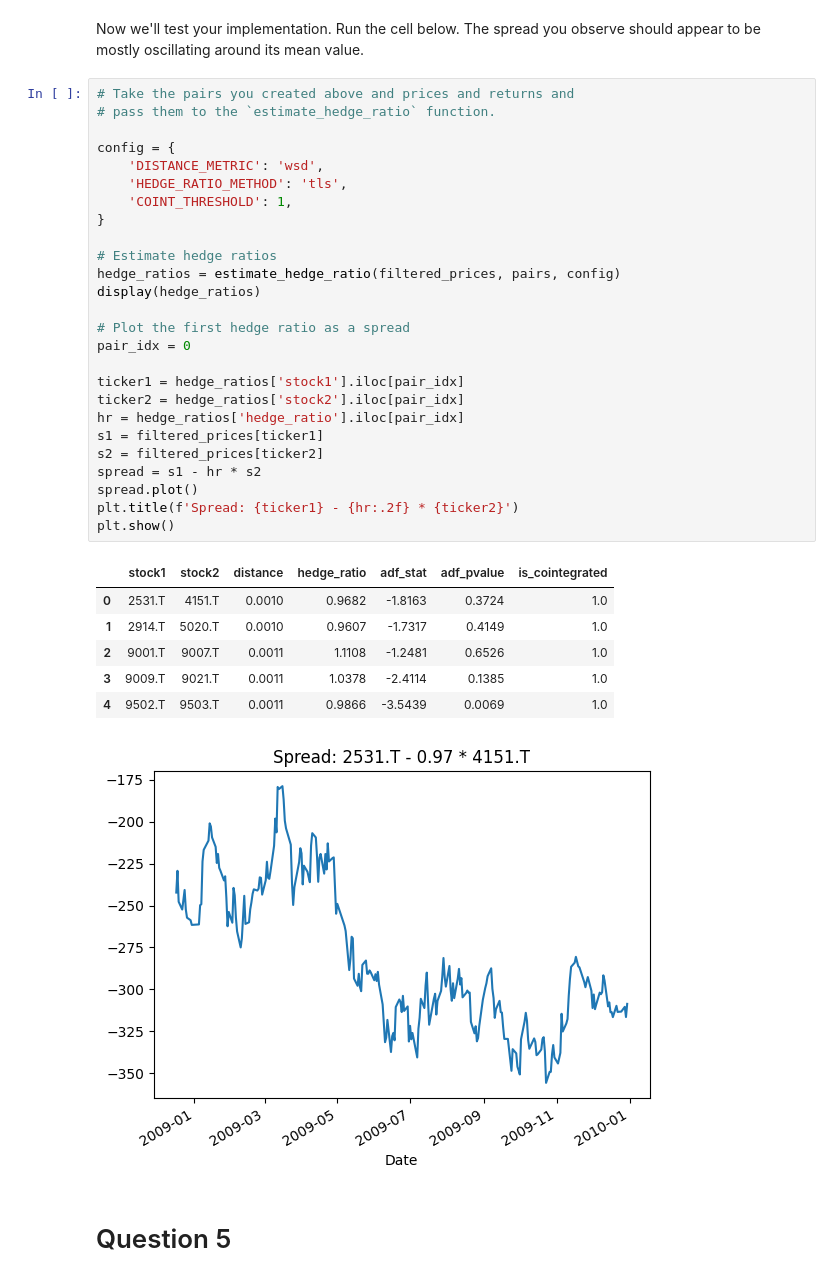
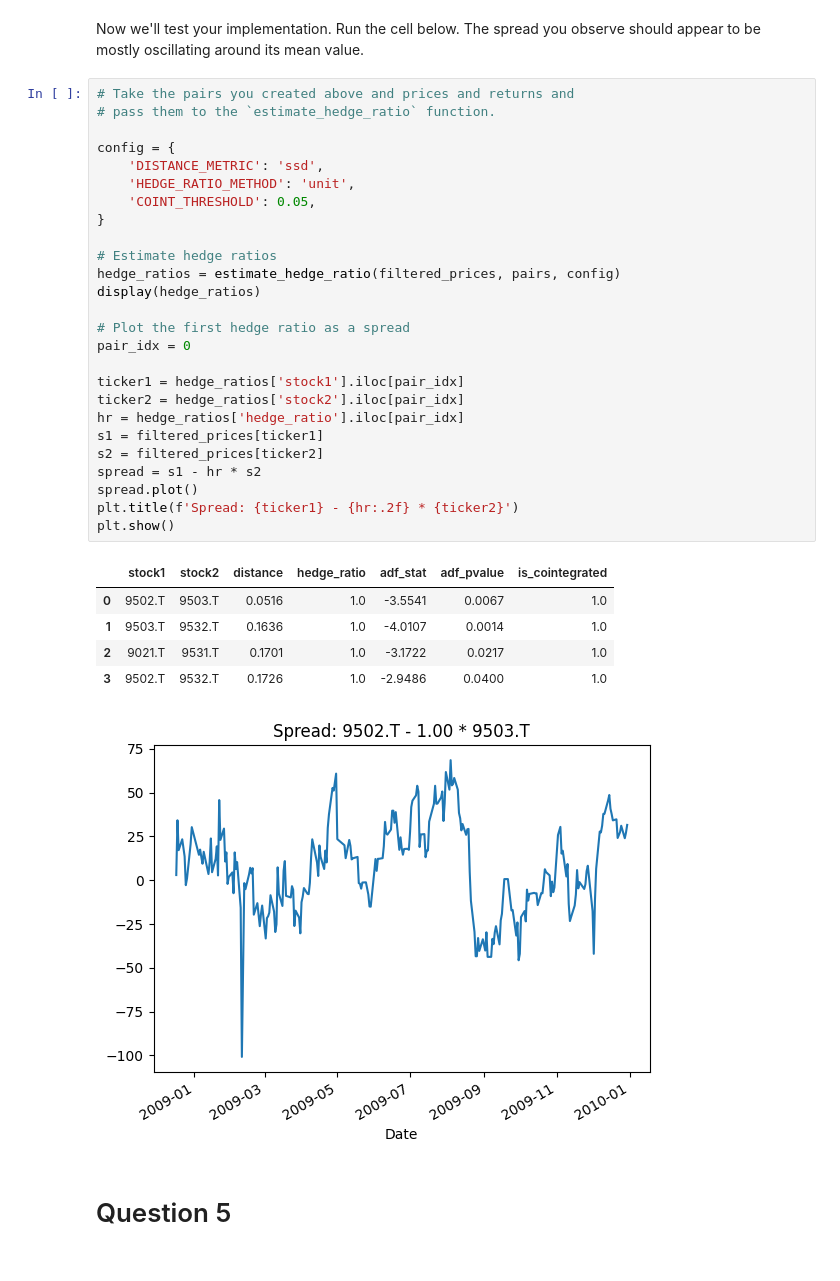
Before and after one commit to BjornThor123/Statistical_Arbitrage_Stanford_MS-E244, a Jupyter notebook: Homework 2/MSE244_HW2_sondre.ipynb, the cells around one changed output. Drawn from its saved outputs; the diff is of its cells as text.

```diff
--- a/Homework 2/MSE244_HW2_sondre.ipynb
+++ b/Homework 2/MSE244_HW2_sondre.ipynb
@@ -487,37 +490,36 @@ Now we'll test your implementation. Run the cell below. The spread you observe s
 # %%
 # Take the pairs you created above and prices and returns and
 # pass them to the `estimate_hedge_ratio` function.
 
 config = {
-    'DISTANCE_METRIC': 'wsd',
-    'HEDGE_RATIO_METHOD': 'tls',
-    'COINT_THRESHOLD': 1,
+    'DISTANCE_METRIC': 'ssd',
+    'HEDGE_RATIO_METHOD': 'unit',
+    'COINT_THRESHOLD': 0.05,
 }
 
 # Estimate hedge ratios
 hedge_ratios = estimate_hedge_ratio(filtered_prices, pairs, config)
 display(hedge_ratios)
 
 # Plot the first hedge ratio as a spread
 pair_idx = 0
 
 ticker1 = hedge_ratios['stock1'].iloc[pair_idx]
 ticker2 = hedge_ratios['stock2'].iloc[pair_idx]
 hr = hedge_ratios['hedge_ratio'].iloc[pair_idx]
 s1 = filtered_prices[ticker1]
 s2 = filtered_prices[ticker2]
 spread = s1 - hr * s2
 spread.plot()
 plt.title(f'Spread: {ticker1} - {hr:.2f} * {ticker2}')
 plt.show()
 # %% [output]
 |  | stock1 | stock2 | distance | hedge_ratio | adf_stat | adf_pvalue | is_cointegrated |
-| 0 | 2531.T | 4151.T | 0.0010 | 0.9682 | -1.8163 | 0.3724 | 1.0 |
-| 1 | 2914.T | 5020.T | 0.0010 | 0.9607 | -1.7317 | 0.4149 | 1.0 |
-| 2 | 9001.T | 9007.T | 0.0011 | 1.1108 | -1.2481 | 0.6526 | 1.0 |
-| 3 | 9009.T | 9021.T | 0.0011 | 1.0378 | -2.4114 | 0.1385 | 1.0 |
-| 4 | 9502.T | 9503.T | 0.0011 | 0.9866 | -3.5439 | 0.0069 | 1.0 |
+| 0 | 9502.T | 9503.T | 0.0516 | 1.0 | -3.5541 | 0.0067 | 1.0 |
+| 1 | 9503.T | 9532.T | 0.1636 | 1.0 | -4.0107 | 0.0014 | 1.0 |
+| 2 | 9021.T | 9531.T | 0.1701 | 1.0 | -3.1722 | 0.0217 | 1.0 |
+| 3 | 9502.T | 9532.T | 0.1726 | 1.0 | -2.9486 | 0.0400 | 1.0 |
-[figure, old version]
+[figure, new version]
 # %% [markdown]
 # Question 5
 # %% [markdown]
```
Also changed, not shown: parts of 6 cells of this notebook.
